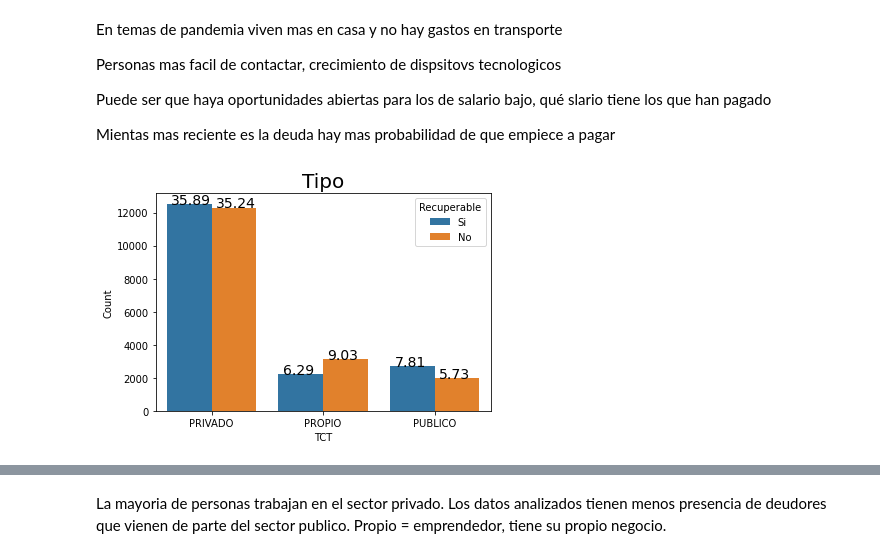
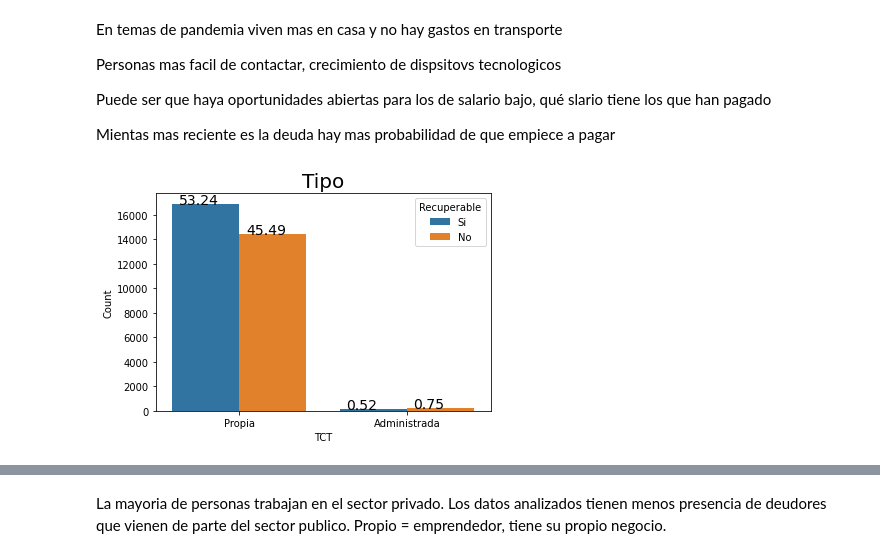
Before and after one commit to JoseDiego101/IMMUNE, a Jupyter notebook: capstone.ipynb, the cells around one changed output, grey strips where cells are left out. Cells and saved outputs as stored; diff of their text form; code cells hidden in the pictures.

```diff
--- a/capstone.ipynb
+++ b/capstone.ipynb
@@ -648,4 +722,2 @@ df_11.head(3)
-# %%
- df_11[['salario_inferior','salario_superior']] = df_11[['salario_inferior','salario_superior']].apply(lambda x: x.astype('int')).apply(lambda x: round((x / 769.23),2))
 # %%
 df_final = df_11
@@ -1234,4 +1066,4 @@ time: 7.81 ms (started: 2021-09-03 19:27:46 +00:00)
 # %%
 #Creo una neuva columna que me dice si un cliente ha pagado o no
-df_9['ultimo_pago_binario'] = np.where(df_9['ultimo_pago'] > 0, 1, 0)
+df_11['ultimo_pago_binario'] = np.where(df_11['year_ultimo_pago'] > 0, 1, 0)
 # %% [output]
@@ -1265,6 +1101,6 @@ Puede ser que haya oportunidades abiertas para los de salario bajo, qué slario
 
 Mientas mas reciente es la deuda hay mas probabilidad de que empiece a pagar
 # %%
-count_plot(df_9['tipo'], df_9['Recuperable'], df_9, 'Tipo', 'TCT', 'Count', 0.04, 14)
+count_plot(df_11['tipo_cartera'], df_11['Recuperable'], df_11, 'Tipo', 'TCT', 'Count', 0.04, 14)
 # %% [output]
-[figure, old version]
+[figure, new version]
```
Also changed, not shown: parts of 185 cells of this notebook.
